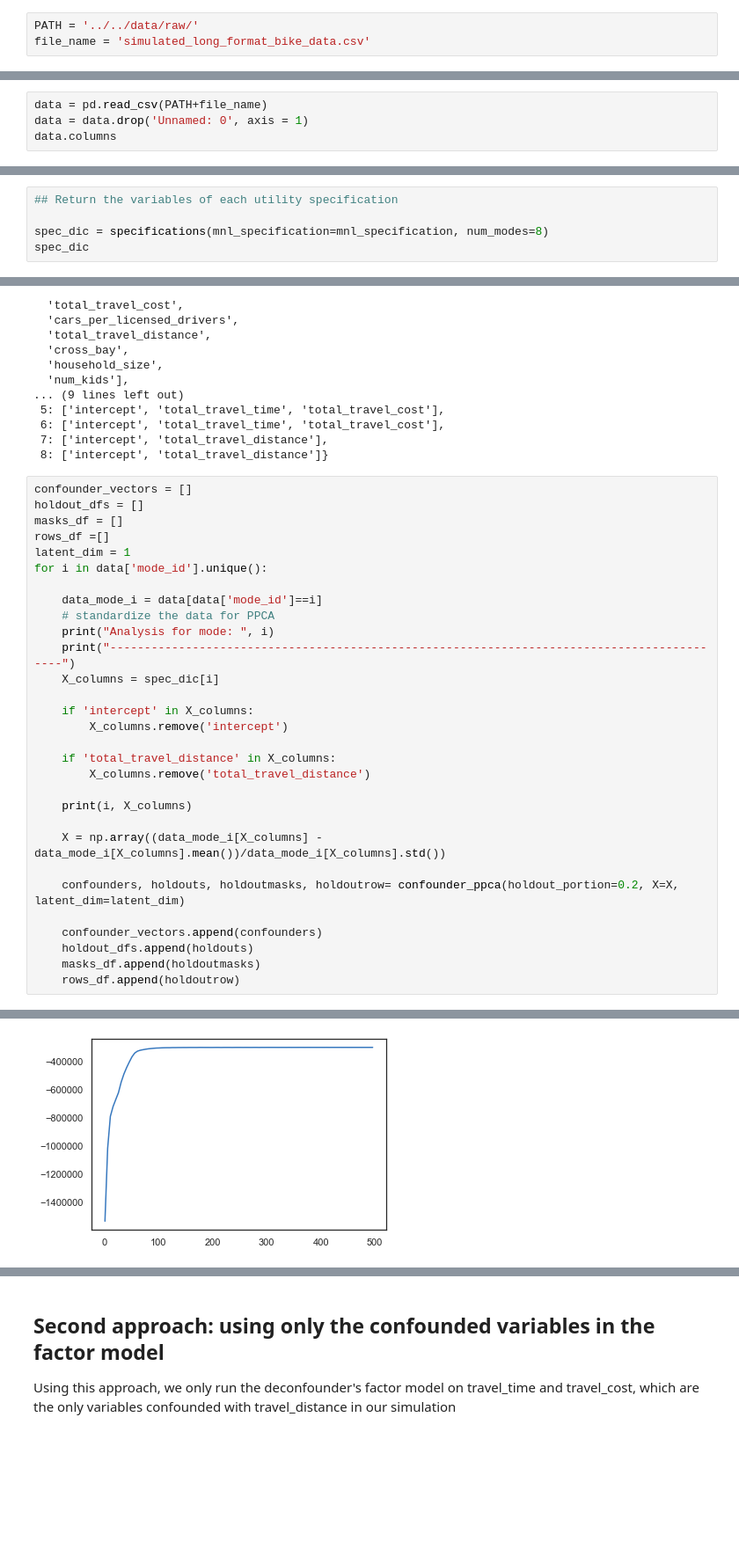
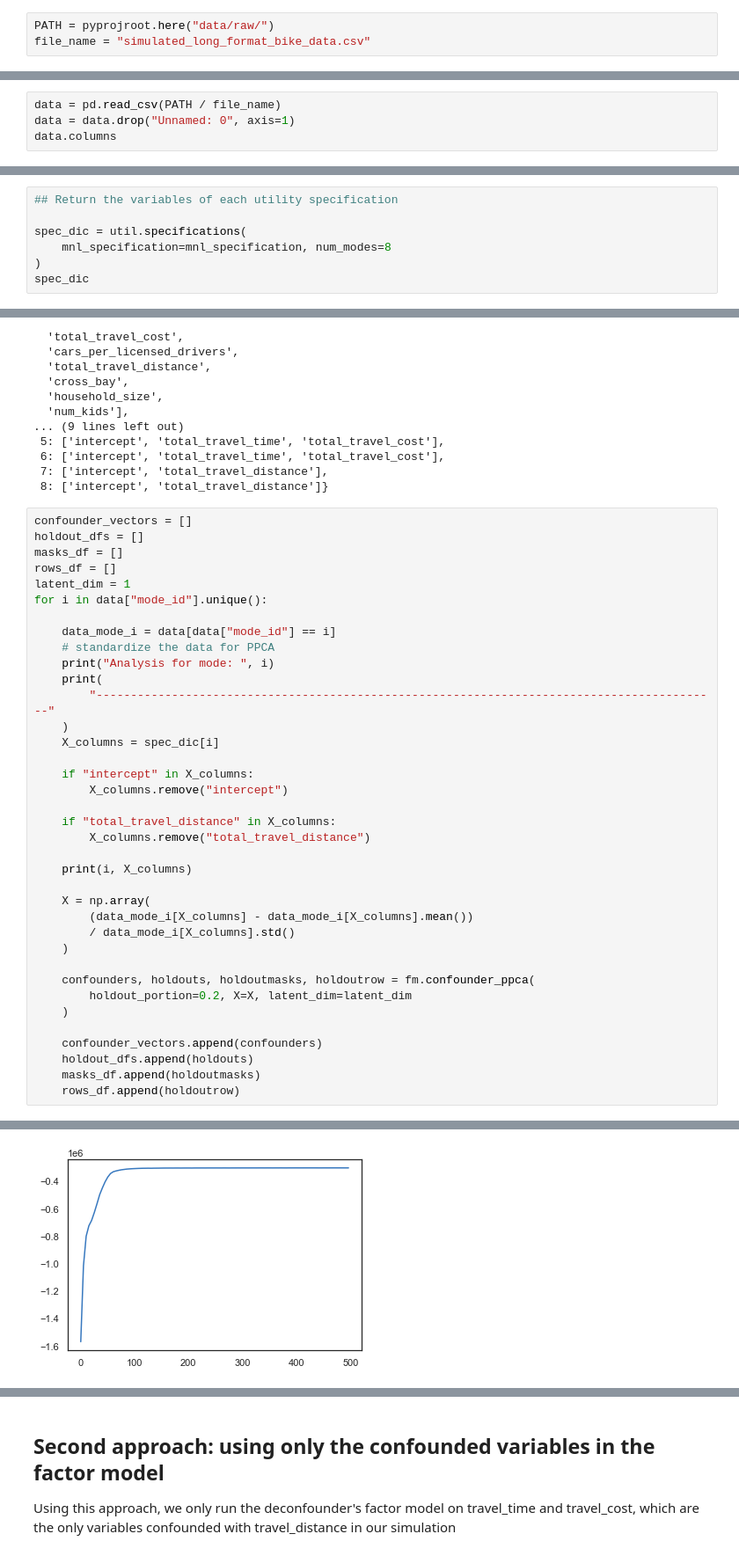
Before and after one commit to hassan-obeid/tr_b_causal_2020, a Jupyter notebook: notebooks/working/ho_deconfounder_on_sim_data.ipynb, the cells around one changed output, grey strips where cells are left out. Shown: that part at 88% size. Cells and saved outputs as stored; diff of their text form; blank space fills up the shorter version.

```diff
--- a/notebooks/working/ho_deconfounder_on_sim_data.ipynb
+++ b/notebooks/working/ho_deconfounder_on_sim_data.ipynb
@@ -34,5 +38,5 @@ from util import *
 # %% [markdown]
 ## Analysis
 # %%
-PATH = '../../data/raw/'
-file_name = 'simulated_long_format_bike_data.csv'
+PATH = pyprojroot.here("data/raw/")
+file_name = "simulated_long_format_bike_data.csv"
@@ -39,6 +47,6 @@ file_name = 'simulated_long_format_bike_data.csv'
 # %%
-data = pd.read_csv(PATH+file_name)
-data = data.drop('Unnamed: 0', axis = 1)
+data = pd.read_csv(PATH / file_name)
+data = data.drop("Unnamed: 0", axis=1)
 data.columns
 # %% [output]
 Index(['observation_id', 'mode_id', 'sim_choice', 'num_kids', 'household_size',
@@ -149,7 +171,9 @@ Using this approach, we use all the variables in each mode's utility specificati
 # %%
 ## Return the variables of each utility specification
 
-spec_dic = specifications(mnl_specification=mnl_specification, num_modes=8)
+spec_dic = util.specifications(
+    mnl_specification=mnl_specification, num_modes=8
+)
 spec_dic
 # %% [output]
 {1: ['total_travel_time',
@@ -173,27 +197,34 @@ spec_dic
 confounder_vectors = []
 holdout_dfs = []
 masks_df = []
-rows_df =[]
+rows_df = []
 latent_dim = 1
-for i in data['mode_id'].unique():
+for i in data["mode_id"].unique():
 
-    data_mode_i = data[data['mode_id']==i]
+    data_mode_i = data[data["mode_id"] == i]
     # standardize the data for PPCA
     print("Analysis for mode: ", i)
-    print("-------------------------------------------------------------------------------------------")
+    print(
+        "-------------------------------------------------------------------------------------------"
+    )
     X_columns = spec_dic[i]
 
-    if 'intercept' in X_columns:
-        X_columns.remove('intercept')
+    if "intercept" in X_columns:
+        X_columns.remove("intercept")
 
-    if 'total_travel_distance' in X_columns:
-        X_columns.remove('total_travel_distance')
+    if "total_travel_distance" in X_columns:
+        X_columns.remove("total_travel_distance")
 
     print(i, X_columns)
 
-    X = np.array((data_mode_i[X_columns] - data_mode_i[X_columns].mean())/data_mode_i[X_columns].std())
+    X = np.array(
+        (data_mode_i[X_columns] - data_mode_i[X_columns].mean())
+        / data_mode_i[X_columns].std()
+    )
 
-    confounders, holdouts, holdoutmasks, holdoutrow= confounder_ppca(holdout_portion=0.2, X=X, latent_dim=latent_dim)
+    confounders, holdouts, holdoutmasks, holdoutrow = fm.confounder_ppca(
+        holdout_portion=0.2, X=X, latent_dim=latent_dim
+    )
 
     confounder_vectors.append(confounders)
     holdout_dfs.append(holdouts)
@@ -215,4 +246,4 @@ Standard Deviation:
-[figure, old version]
+[figure, new version]
 Analysis for mode:  2
 -------------------------------------------------------------------------------------------
 2 ['total_travel_time', 'total_travel_cost', 'cars_per_licensed_drivers', 'cross_bay', 'household_size', 'num_kids']
```
Also changed, not shown: parts of 27 cells of this notebook, 19 other files.
